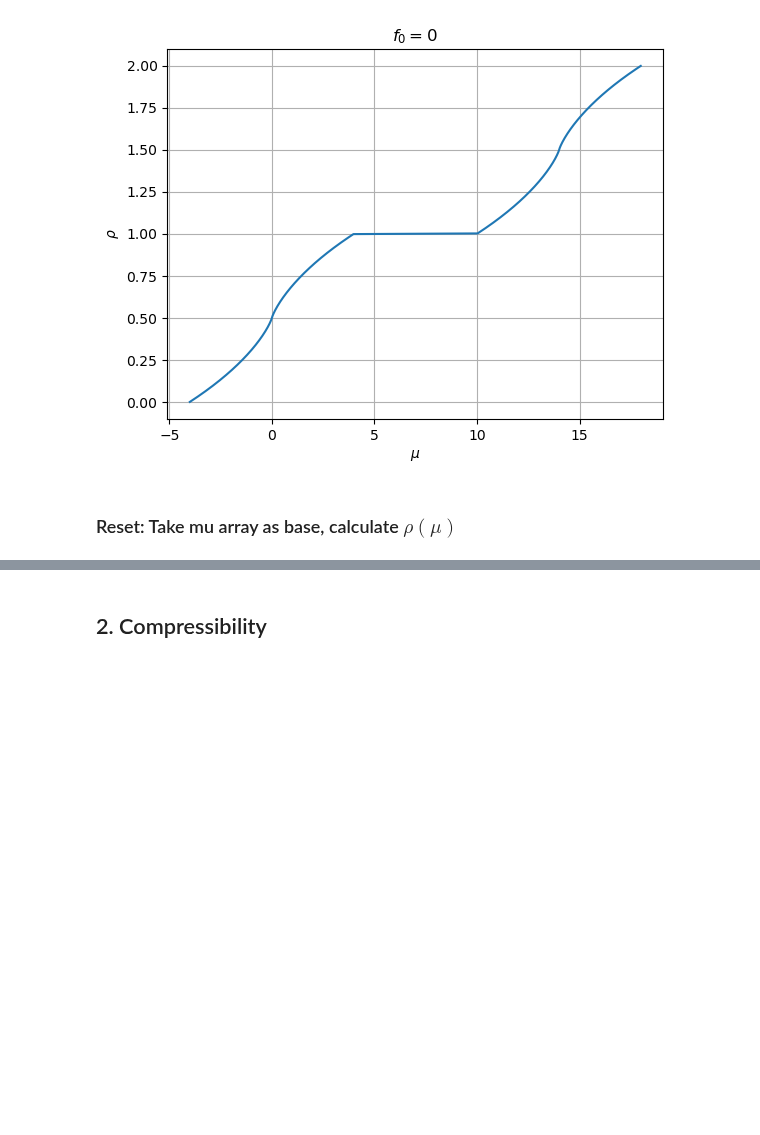
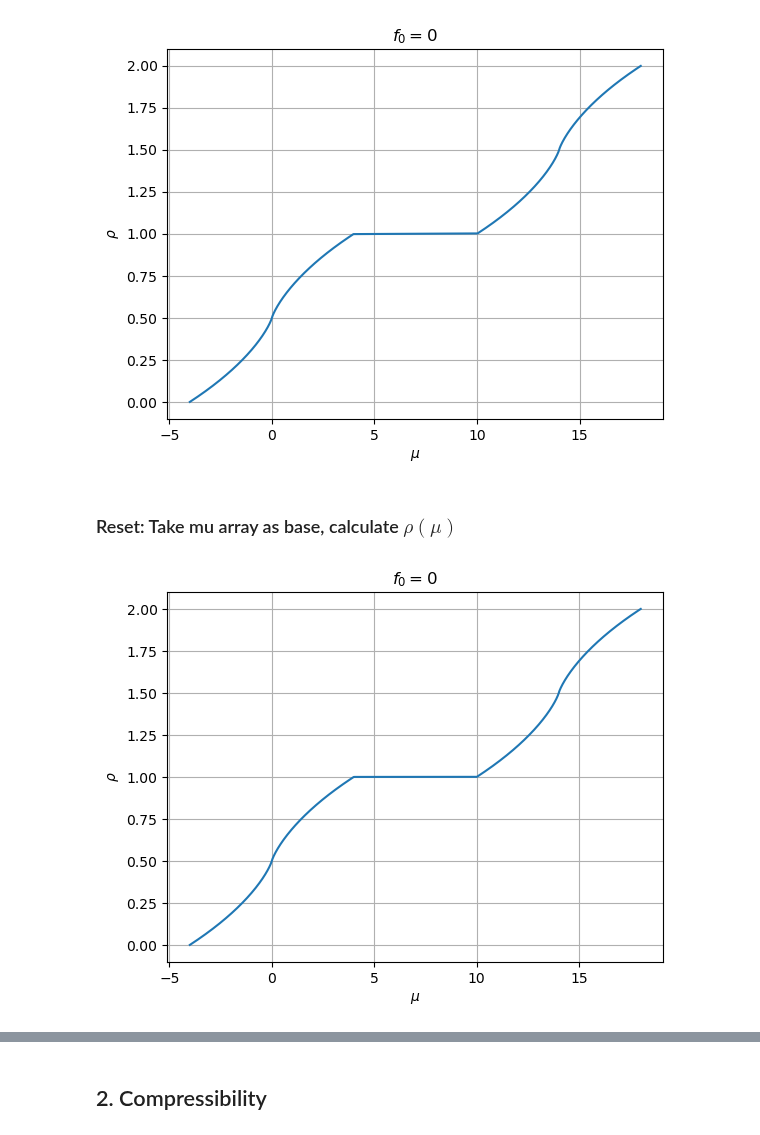
Before and after one commit to janjhch/bachelorthesis, a Jupyter notebook: meanfield/landau_f0_2d.ipynb, the cells around one changed output, grey strips where cells are left out. Drawn from its saved outputs; the diff is of its cells as text; code cells hidden in the pictures; blank space fills up the shorter version.

```diff
--- a/meanfield/landau_f0_2d.ipynb
+++ b/meanfield/landau_f0_2d.ipynb
@@ -87,22 +87,27 @@ one_plot(mu_U_14_f0_0, rho_values, r'$\mu$', r'$\rho$', r'$f_0 = 0$')
 # %%
 def find_rho_of_mu_landau(mu, U, f_0):
     bracket = (0, 2) # minimal and maximal values of rho
     func_mu = lambda rho: rho_hk_2d(mu - f_0*rho, U) - rho
     result = root_scalar(func_mu, bracket=bracket, method='brentq')
 
     if result.converged:
         return result.root
     else:
         raise RuntimeError(f"Keine Nullstelle gefunden für mu={mu}")
 
 def create_mu_and_rho_arrays_landau(U, f_0, N):
     mu_array = np.linspace(-2*t*d, 2*t*d + U + 2*f_0, N)
     rho_list = []
 
     for mu_i in mu_array:
         rho_i = find_rho_of_mu_landau(mu_i, U, f_0)
         rho_list.append(rho_i)
 
     rho_array = np.array(rho_list)
 
     return mu_array, rho_array
+
+mu_U14_f0, rho_U14_f0 = create_mu_and_rho_arrays_landau(14, 0, 1000)
+one_plot(mu_U14_f0, rho_U14_f0, r'$\mu$', r'$\rho$', r'$f_0 = 0$')
+# %% [output]
+[figure, added]
```
Also changed, not shown: parts of 8 cells of this notebook.
